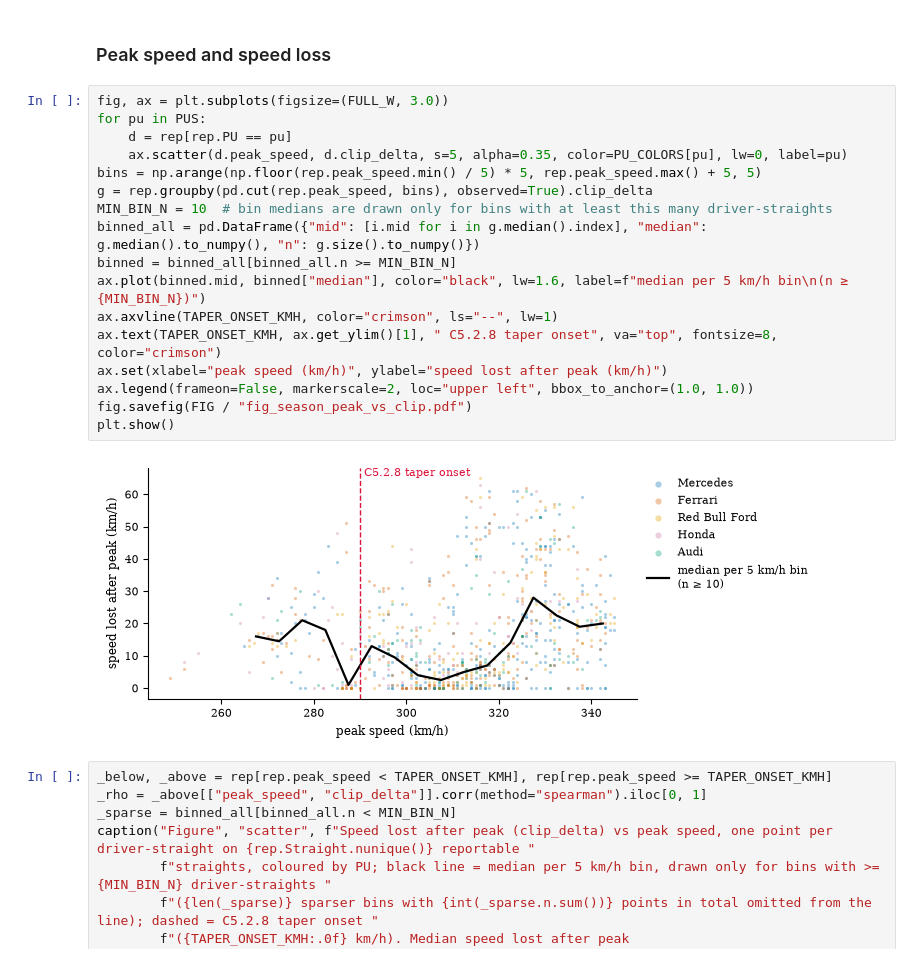
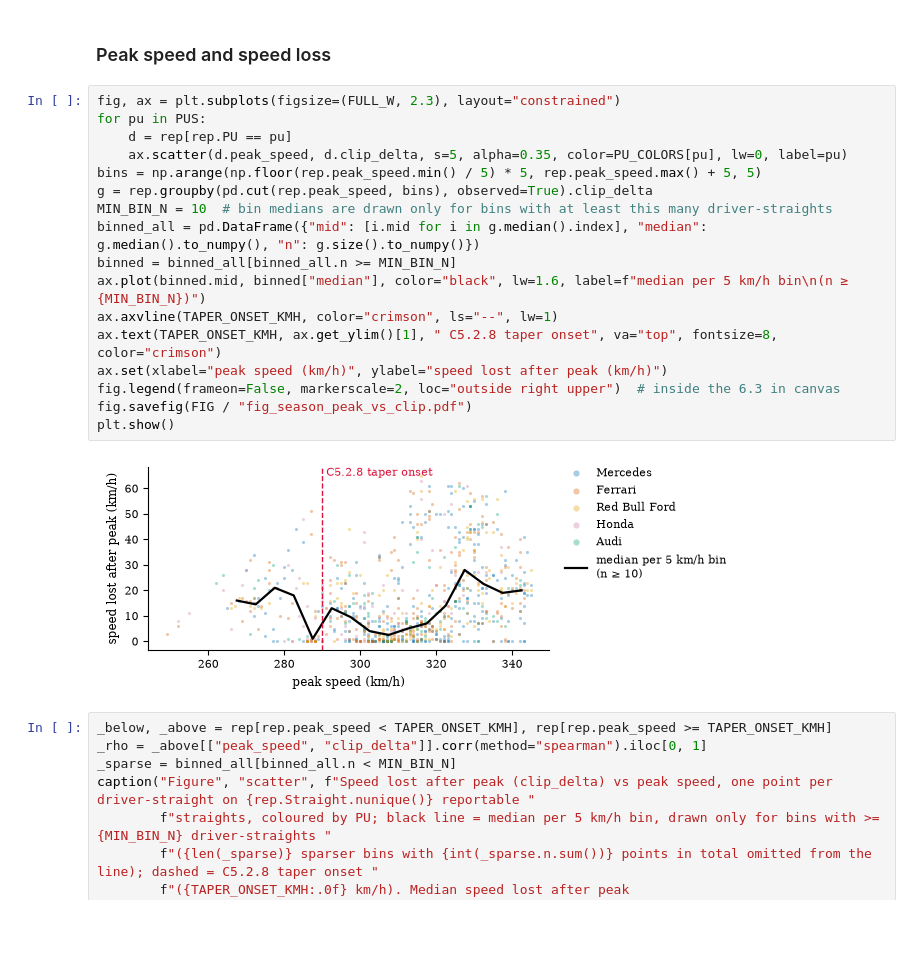
Before and after one commit to see7ien/Flat-Out, a Jupyter notebook: 02_season.ipynb, the cells around one changed output. Drawn from its saved outputs; the diff is of its cells as text; blank space fills up the shorter version.

```diff
--- a/02_season.ipynb
+++ b/02_season.ipynb
@@ -390,24 +343,24 @@ caption("Table", "e", "Reportable straights before and after the Miami rule chan
 # %% [markdown]
 ### Peak speed and speed loss
 # %%
-fig, ax = plt.subplots(figsize=(FULL_W, 3.0))
+fig, ax = plt.subplots(figsize=(FULL_W, 2.3), layout="constrained")
 for pu in PUS:
     d = rep[rep.PU == pu]
     ax.scatter(d.peak_speed, d.clip_delta, s=5, alpha=0.35, color=PU_COLORS[pu], lw=0, label=pu)
 bins = np.arange(np.floor(rep.peak_speed.min() / 5) * 5, rep.peak_speed.max() + 5, 5)
 g = rep.groupby(pd.cut(rep.peak_speed, bins), observed=True).clip_delta
 MIN_BIN_N = 10  # bin medians are drawn only for bins with at least this many driver-straights
 binned_all = pd.DataFrame({"mid": [i.mid for i in g.median().index], "median": g.median().to_numpy(), "n": g.size().to_numpy()})
 binned = binned_all[binned_all.n >= MIN_BIN_N]
 ax.plot(binned.mid, binned["median"], color="black", lw=1.6, label=f"median per 5 km/h bin\n(n ≥ {MIN_BIN_N})")
 ax.axvline(TAPER_ONSET_KMH, color="crimson", ls="--", lw=1)
 ax.text(TAPER_ONSET_KMH, ax.get_ylim()[1], " C5.2.8 taper onset", va="top", fontsize=8, color="crimson")
 ax.set(xlabel="peak speed (km/h)", ylabel="speed lost after peak (km/h)")
-ax.legend(frameon=False, markerscale=2, loc="upper left", bbox_to_anchor=(1.0, 1.0))
+fig.legend(frameon=False, markerscale=2, loc="outside right upper")  # inside the 6.3 in canvas
 fig.savefig(FIG / "fig_season_peak_vs_clip.pdf")
 plt.show()
 # %% [output]
-[figure, old version]
+[figure, new version]
 # %%
 _below, _above = rep[rep.peak_speed < TAPER_ONSET_KMH], rep[rep.peak_speed >= TAPER_ONSET_KMH]
 _rho = _above[["peak_speed", "clip_delta"]].corr(method="spearman").iloc[0, 1]
```
Also changed, not shown: parts of 4 cells of this notebook, 23 other files.
